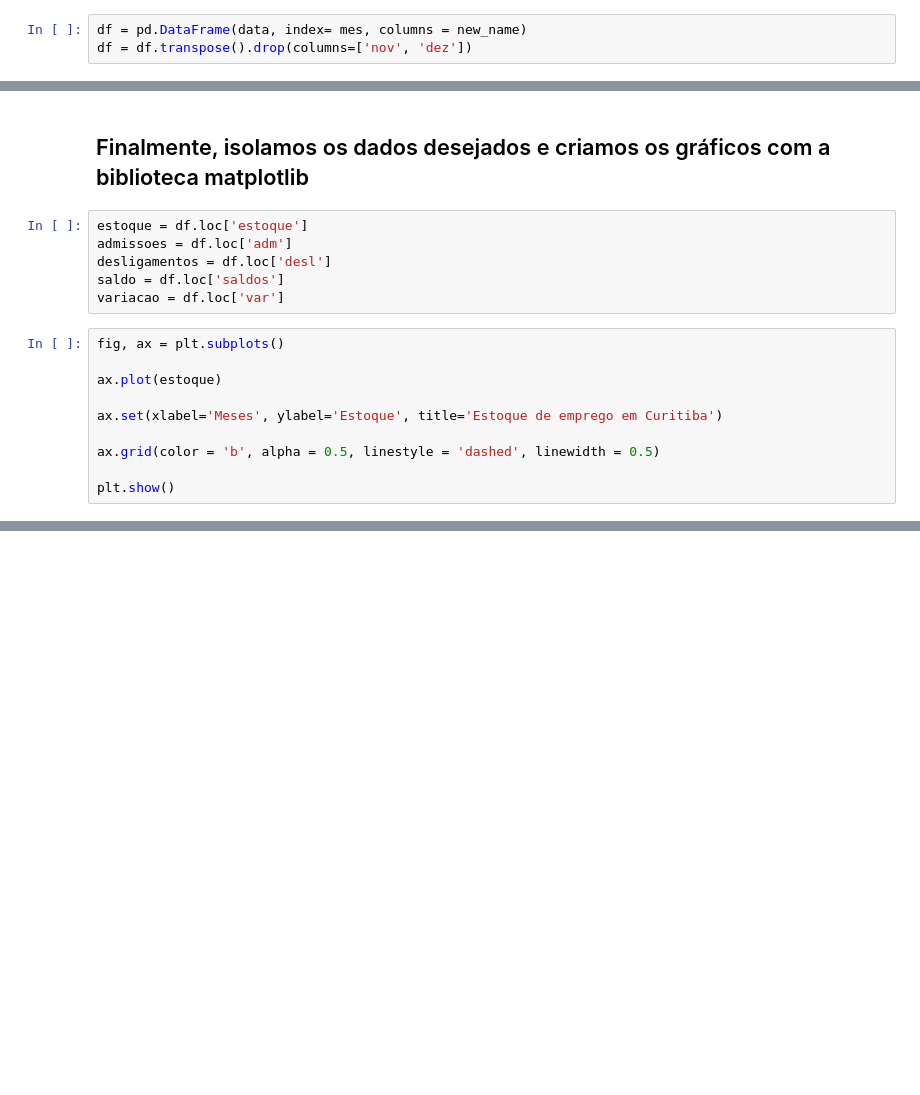
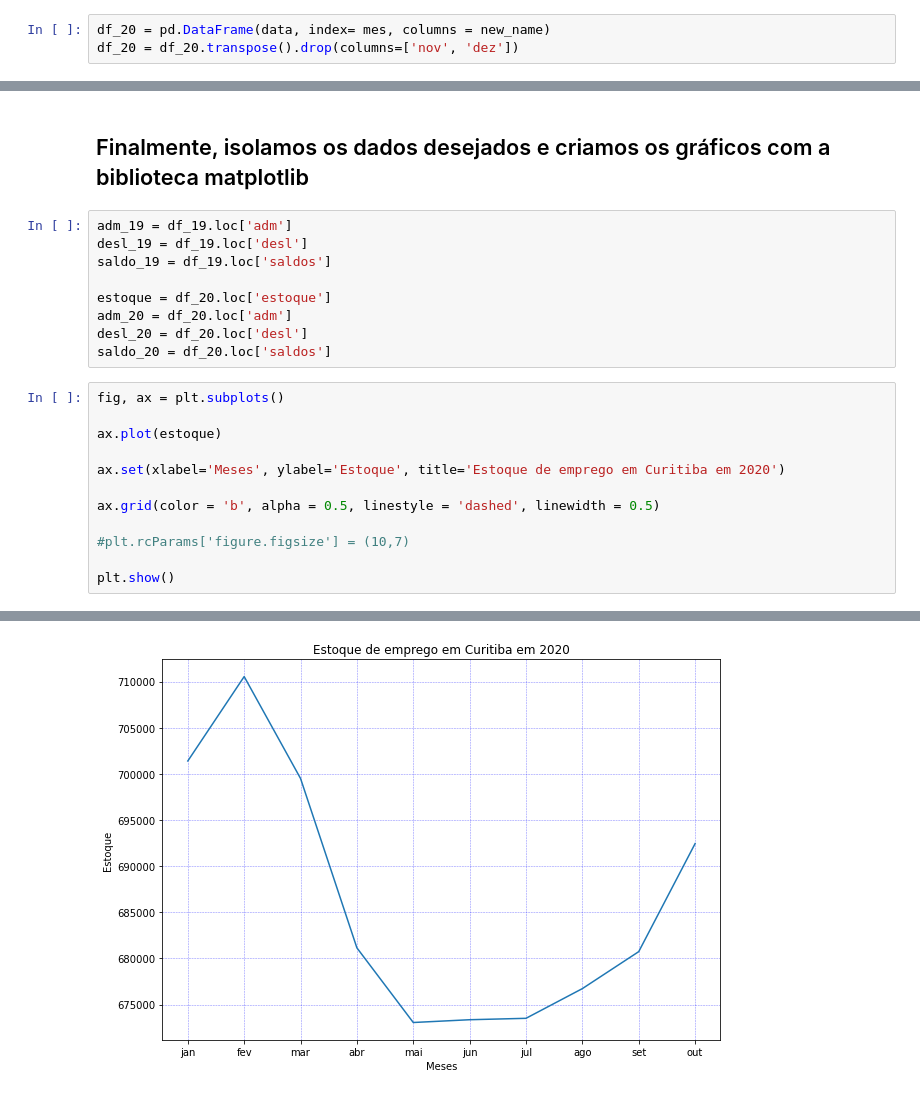
Before and after one commit to emariot/CAGED-CWB, a Jupyter notebook: CAGED-Curitiba.ipynb, the cells around one changed output, grey strips where cells are left out. Saved outputs shown, nothing was run; the diff lists cells and outputs as text; blank space fills up the shorter version.

```diff
--- a/CAGED-Curitiba.ipynb
+++ b/CAGED-Curitiba.ipynb
@@ -190,5 +200,5 @@ array([[702239, 34953, 28194, 6759, 0.971846782078564],
 # %% [markdown]
 * Emfim, foi possível criar o DataFrame organizado dos dados de Ctba, mas foi necessário aplicar a transposição dos dados
 # %%
-df = pd.DataFrame(data, index= mes, columns = new_name)
-df = df.transpose().drop(columns=['nov', 'dez'])
+df_20 = pd.DataFrame(data, index= mes, columns = new_name)
+df_20 = df_20.transpose().drop(columns=['nov', 'dez'])
@@ -204,19 +221,24 @@ df
 # %% [markdown]
 ## Finalmente, isolamos os dados desejados e criamos os gráficos com a biblioteca matplotlib
-# %%
-estoque = df.loc['estoque']
-admissoes = df.loc['adm']
-desligamentos = df.loc['desl']
-saldo = df.loc['saldos']
-variacao = df.loc['var']
+# %%
+adm_19 = df_19.loc['adm']
+desl_19 = df_19.loc['desl']
+saldo_19 = df_19.loc['saldos']
+
+estoque = df_20.loc['estoque']
+adm_20 = df_20.loc['adm']
+desl_20 = df_20.loc['desl']
+saldo_20 = df_20.loc['saldos']
 # %%
 fig, ax = plt.subplots()
 
 ax.plot(estoque)
 
-ax.set(xlabel='Meses', ylabel='Estoque', title='Estoque de emprego em Curitiba')
+ax.set(xlabel='Meses', ylabel='Estoque', title='Estoque de emprego em Curitiba em 2020')
 
 ax.grid(color = 'b', alpha = 0.5, linestyle = 'dashed', linewidth = 0.5)
 
+#plt.rcParams['figure.figsize'] = (10,7)
+
 plt.show()
 # %% [output]
@@ -224,3 +245,4 @@ plt.show()
+[figure, added]
 # %%
 fig, axes = plt.subplots(1, 2, figsize = (12, 4))
 
```
Also changed, not shown: parts of 28 cells of this notebook.
